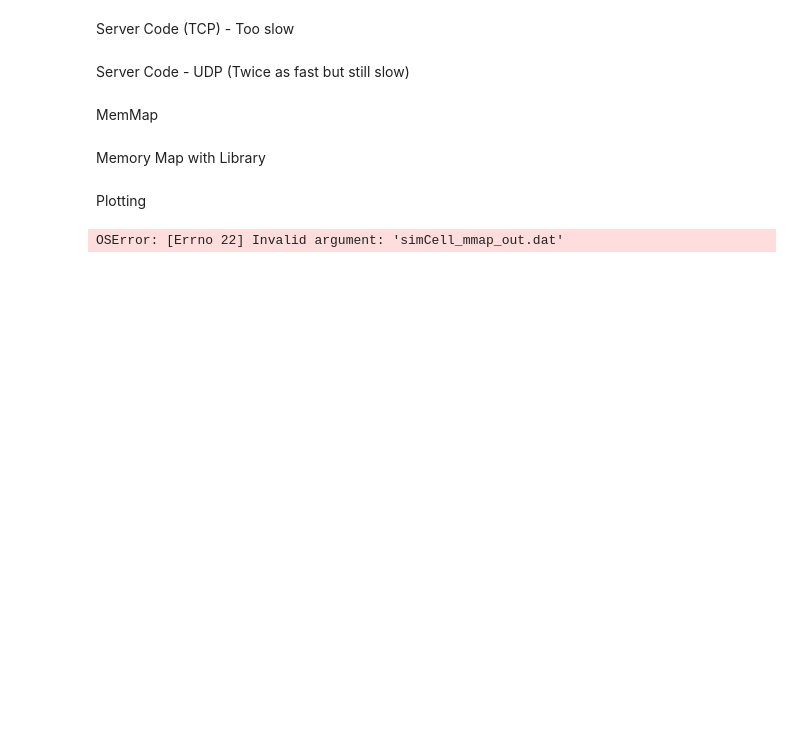
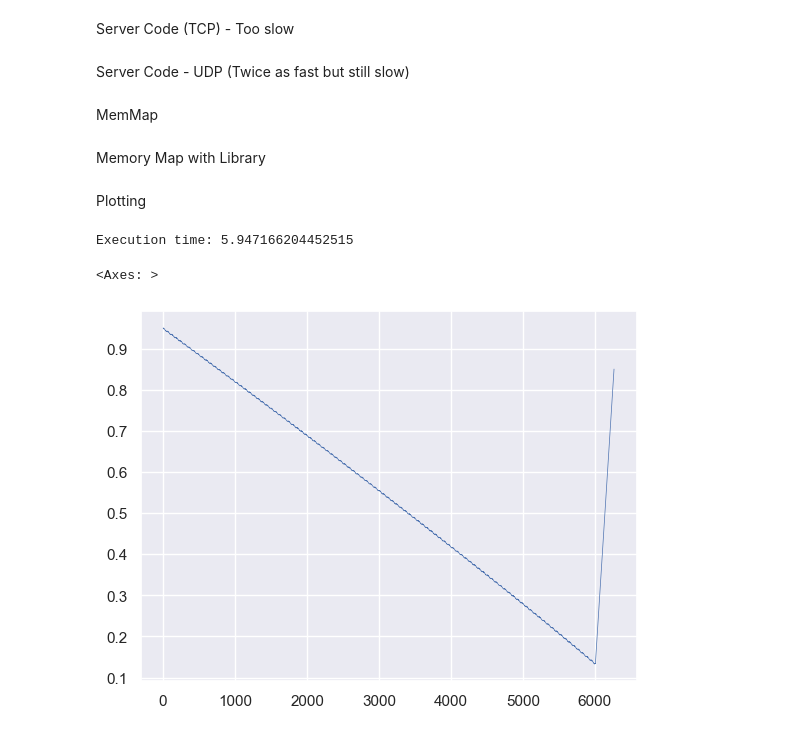
Before and after one commit to giomazzolo/rl_balancing, a Jupyter notebook: battery-modeling/Step 3. Simulation/interface.ipynb, the cells around one changed output. Drawn from its saved outputs; the diff is of its cells as text; code cells hidden in the pictures; blank space fills up the shorter version.

```diff
--- a/battery-modeling/Step 3. Simulation/interface.ipynb
+++ b/battery-modeling/Step 3. Simulation/interface.ipynb
@@ -307,13 +317,15 @@ Plotting
 # %%
 import seaborn as sns
 
-cmd = "runPackSim 3 2 \"us60Power.mat\" \"..\\data\\P14model_dynamic.mat\" [0,1,1,1,1,1]"
+cmd = "runPackSim 3 1 \"..\\data\\us60Power.mat\" \"..\\data\\P14model_dynamic.mat\" [0,1,1,1,1,1] 100"
 
 data=startSim(cmd)
 
 sns.set_theme()
 sns.lineplot(data=data, linewidth = 0.5)
 # %% [output]
-OSError: [Errno 22] Invalid argument: 'simCell_mmap_out.dat'
+Execution time: 5.947166204452515
+<Axes: >
+[figure, added]
 # %%
 sns.set_theme()
```
Also changed, not shown: parts of 3 cells of this notebook, 9 other files.
